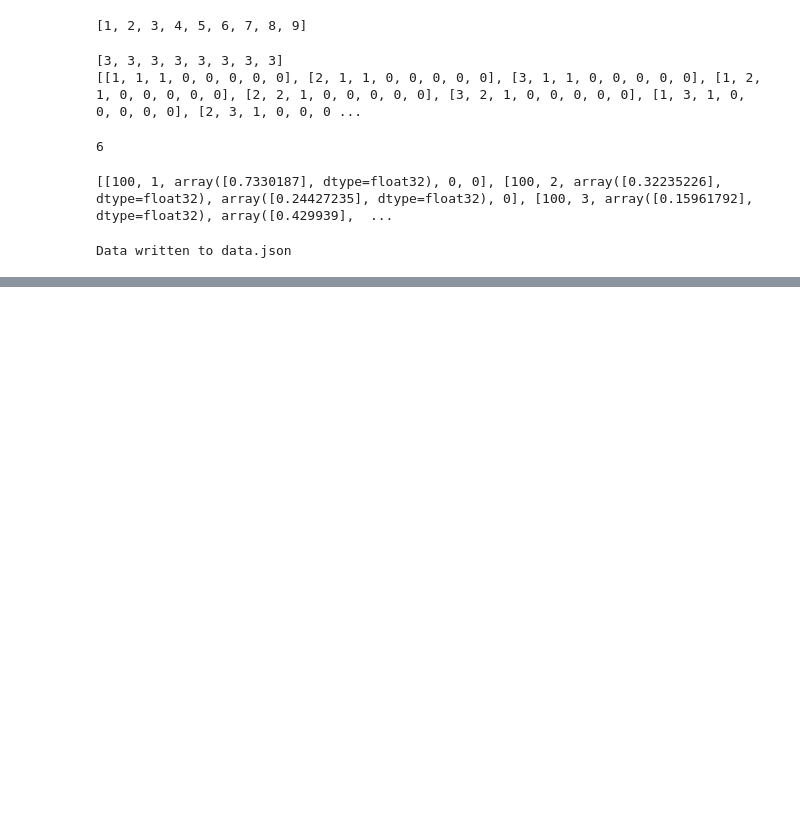
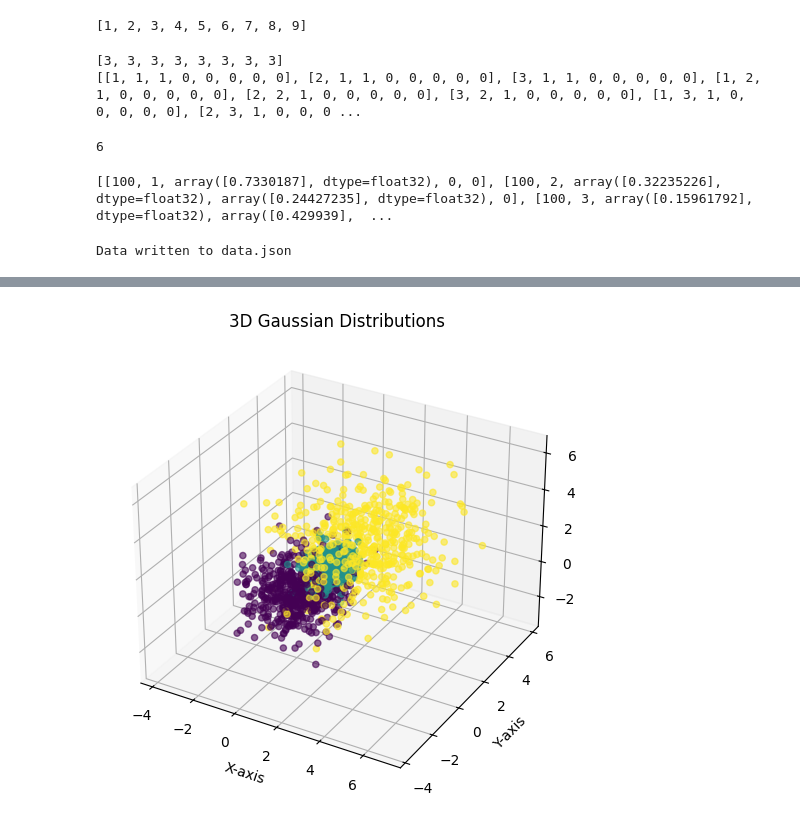
Before and after one commit to nhnhan92/RL_whisker, a Jupyter notebook: sofagym/envs/Whisker/test.ipynb, the cells around one changed output, grey strips where cells are left out. Drawn from its saved outputs; the diff is of its cells as text; code cells hidden in the pictures; blank space fills up the shorter version.

```diff
--- a/sofagym/envs/Whisker/test.ipynb
+++ b/sofagym/envs/Whisker/test.ipynb
@@ -523,0 +906,51 @@ x[0]
+# %%
+import torch
+import numpy as np
+import matplotlib.pyplot as plt
+from mpl_toolkits.mplot3d import Axes3D
+
+# Define means and standard deviations for three Gaussians
+init_continuous_means = torch.tensor([[0.0, 0.0, 0.0],
+                                      [1.0, 1.0, 1.0],
+                                      [2.0, 2.0, 2.0]], dtype=torch.float)
+
+init_continuous_stds = torch.tensor([[1.0, 1.0, 1.0],
+                                     [0.5, 0.5, 0.5],
+                                     [1.5, 1.5, 1.5]], dtype=torch.float)
+
+# Number of samples per Gaussian
+num_samples = 500
+
+# Sample from each Gaussian distribution
+samples = []
+labels = []
+
+for i in range(init_continuous_means.shape[0]):
+    mean = init_continuous_means[i]
+    std = init_continuous_stds[i]
+
+    dist = torch.distributions.Normal(mean, std)
+    sample = dist.sample((num_samples,))  # Generate samples
+    samples.append(sample.numpy())  # Convert to NumPy for plotting
+    labels.extend([i] * num_samples)  # Keep track of which Gaussian each sample comes from
+
+# Convert to NumPy array for easier handling
+samples = np.vstack(samples)
+labels = np.array(labels)
+
+# Create 3D scatter plot
+fig = plt.figure(figsize=(8, 6))
+ax = fig.add_subplot(111, projection='3d')
+
+# Scatter plot colored by Gaussian component
+ax.scatter(samples[:, 0], samples[:, 1], samples[:, 2], c=labels, cmap='viridis', alpha=0.6)
+
+# Labels and title
+ax.set_xlabel("X-axis")
+ax.set_ylabel("Y-axis")
+ax.set_zlabel("Z-axis")
+ax.set_title("3D Gaussian Distributions")
+
+plt.show()
+# %% [output]
+[figure, added]
```
Also changed, not shown: parts of 11 cells of this notebook, 35 other files.
